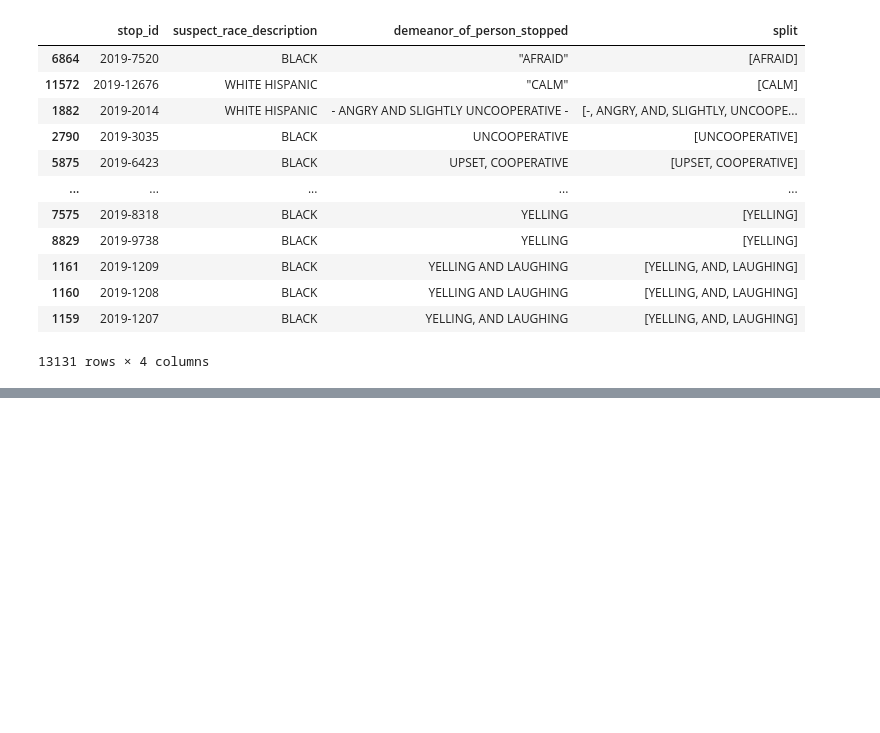
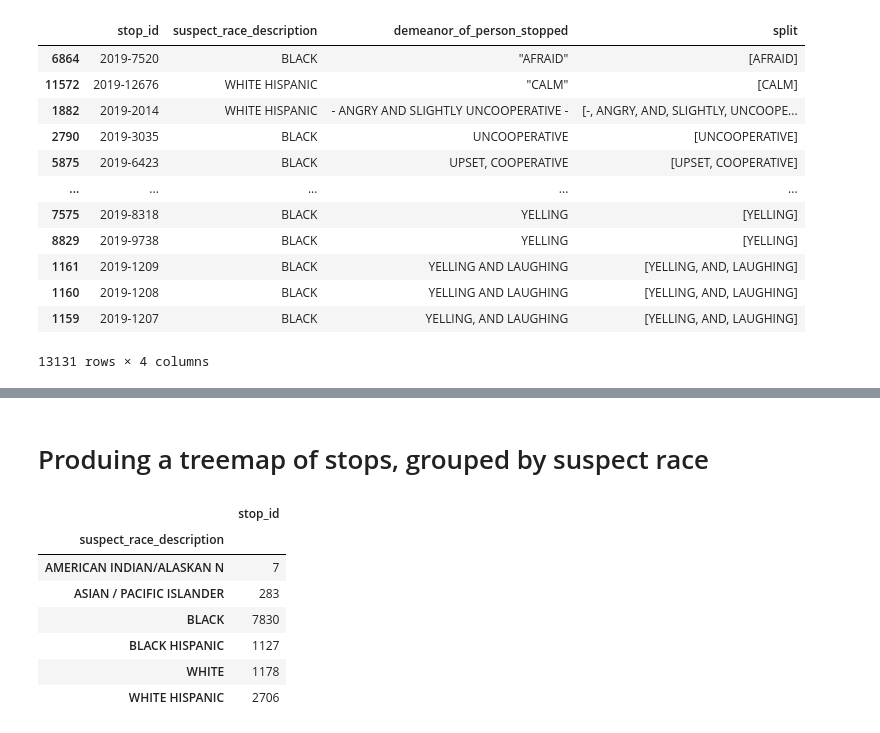
Before and after one commit to lvteo/lvt_projects, a Jupyter notebook: NYC_2019_Stop_Question_Frisk_demeanor/NYC_2019_Stop_Question_Frisk_demeanor.ipynb, the cells around one changed output, grey strips where cells are left out. Drawn from its saved outputs; the diff is of its cells as text; code cells hidden in the pictures; blank space fills up the shorter version.

```diff
--- a/NYC_2019_Stop_Question_Frisk_demeanor/NYC_2019_Stop_Question_Frisk_demeanor.ipynb
+++ b/NYC_2019_Stop_Question_Frisk_demeanor/NYC_2019_Stop_Question_Frisk_demeanor.ipynb
@@ -151,4 +206,14 @@ df_total_count.head(10)
+# %% [markdown]
+# Produing a treemap of stops, grouped by suspect race
 # %%
 df_tree = pd.DataFrame(sqf.groupby(['suspect_race_description']).count()['stop_id'])
-df_tree.reset_index(inplace=True)
-df_tree.columns = ['suspect_race_description','stop_count']
+df_tree
+# %% [output]
+|  | stop_id |
+| suspect_race_description |  |
+| AMERICAN INDIAN/ALASKAN N | 7 |
+| ASIAN / PACIFIC ISLANDER | 283 |
+| BLACK | 7830 |
+| BLACK HISPANIC | 1127 |
+| WHITE | 1178 |
+| WHITE HISPANIC | 2706 |
```
Also changed, not shown: parts of 23 cells of this notebook, 8 other files.
